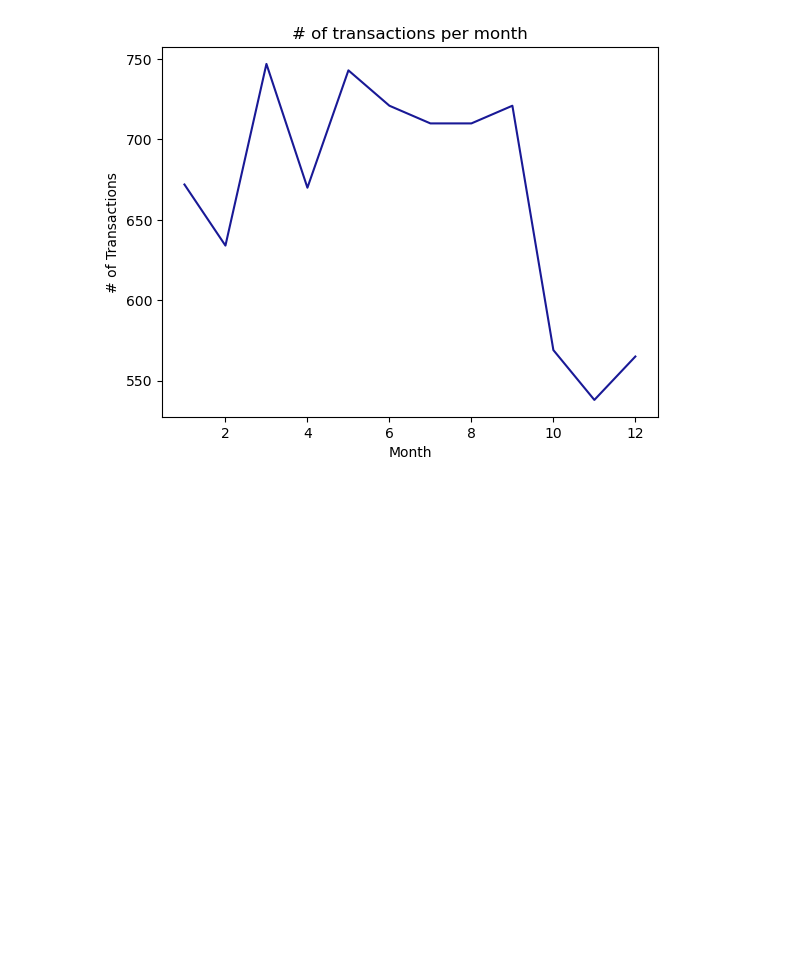
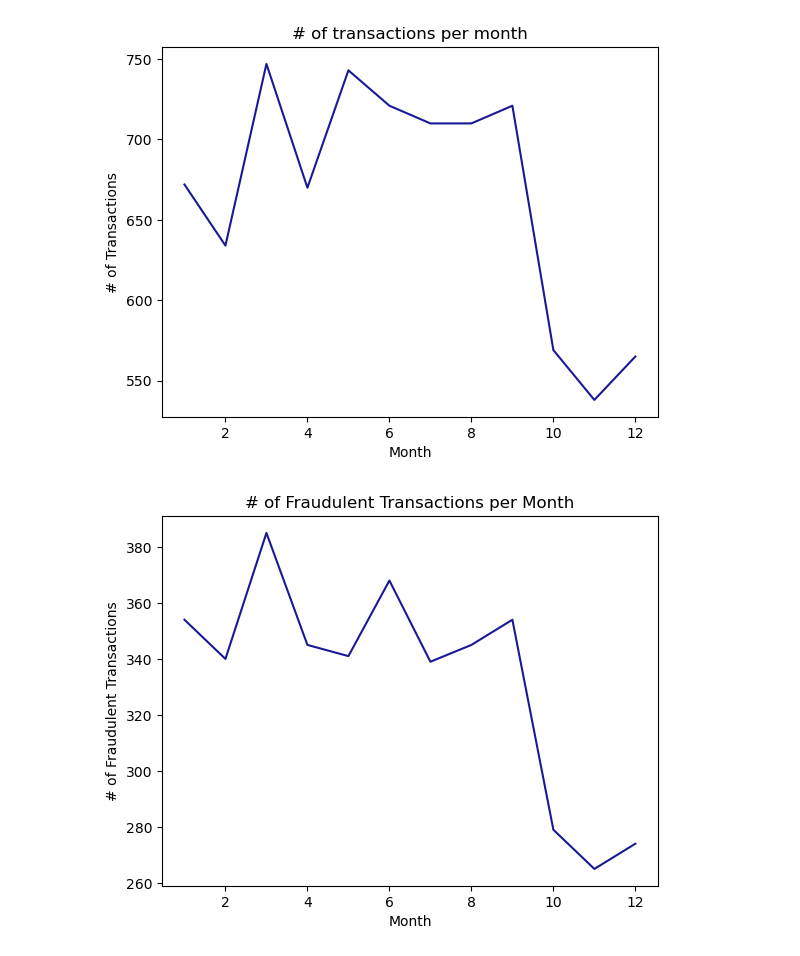
Before and after one commit to Ernawaty2024/project_1_CC_Fraud_analysis, a Jupyter notebook: project1.ipynb, the cells around one changed output. Cells and saved outputs as stored; diff of their text form; code cells hidden in the pictures; blank space fills up the shorter version.

```diff
--- a/project1.ipynb
+++ b/project1.ipynb
@@ -103,6 +103,18 @@ card_data_transaction_date.head()
 3   2021-01-07 21:53:04
 4   2021-12-16 06:22:24
 Name: Transaction Date and Time, dtype: datetime64[ns]
+# %%
+# Create a copy of the fraudulent transactions data
+fraud_data = card_data[card_data['Fraud Flag or Label'] == 1].copy()
+
+# Convert the 'Transaction Date and Time' column to datetime
+fraud_data['Transaction Date and Time'] = pd.to_datetime(fraud_data['Transaction Date and Time'], format ='%Y-%m-%d %H:%M:%S')
+
+# Extract the month from the transaction date
+fraud_data['Month'] = fraud_data['Transaction Date and Time'].dt.month
+
+# Group by month and count the number of transactions
+fraud_transactions_per_month = fraud_data.groupby('Month').size()
 # %%
 # Seperated all the date data into 'year', 'month', 'day'.
 card_data_transaction_year = card_data_transaction_date.dt.year
@@ -179,3 +191,15 @@ plt.ylabel("# of Transactions")
 plt.show()
 # %% [output]
 [figure]
+# %%
+# Plot the number of fraudulent transactions per month
+x_axis = fraud_transactions_per_month.index
+y_axis = fraud_transactions_per_month.values
+
+plt.plot(x_axis, y_axis, color="darkblue", alpha=0.9)
+plt.title("# of Fraudulent Transactions per Month")
+plt.xlabel("Month")
+plt.ylabel("# of Fraudulent Transactions")
+plt.show()
+# %% [output]
+[figure, added]
```
Also changed, not shown: parts of 3 cells of this notebook.
